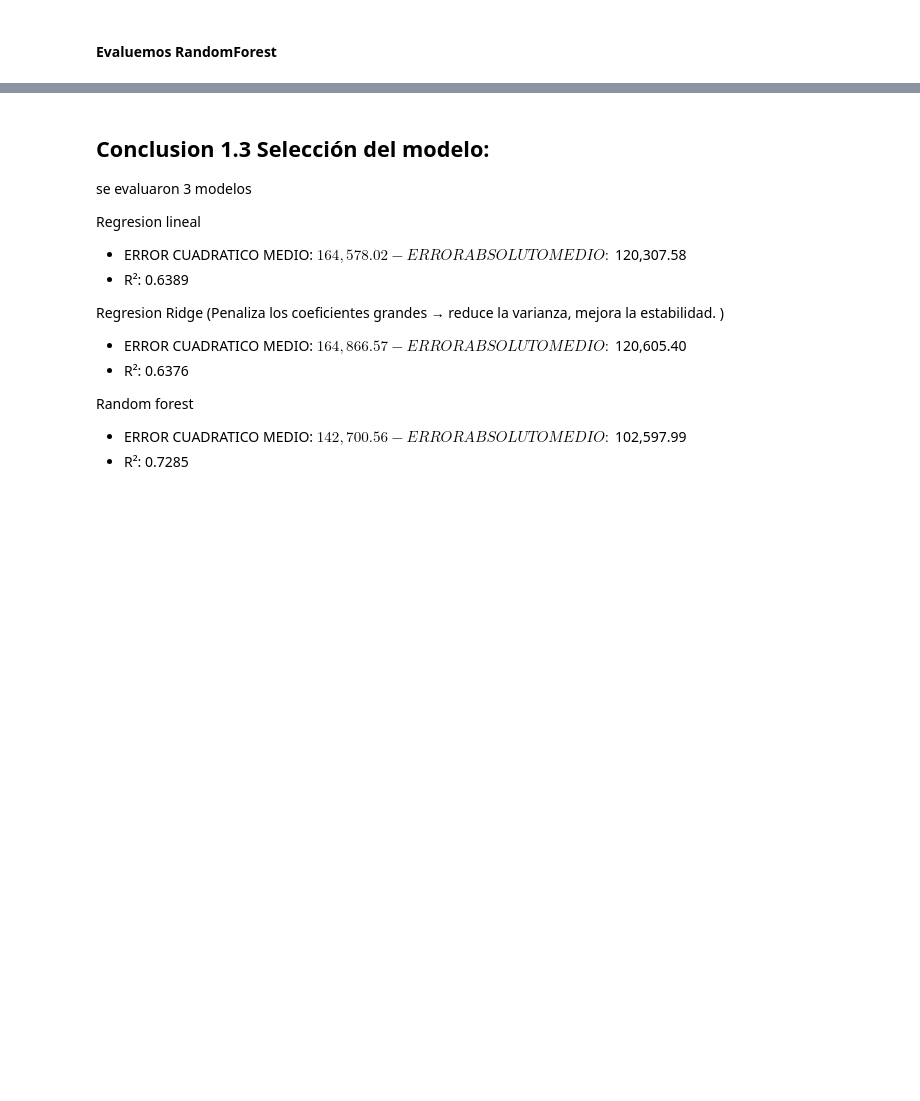
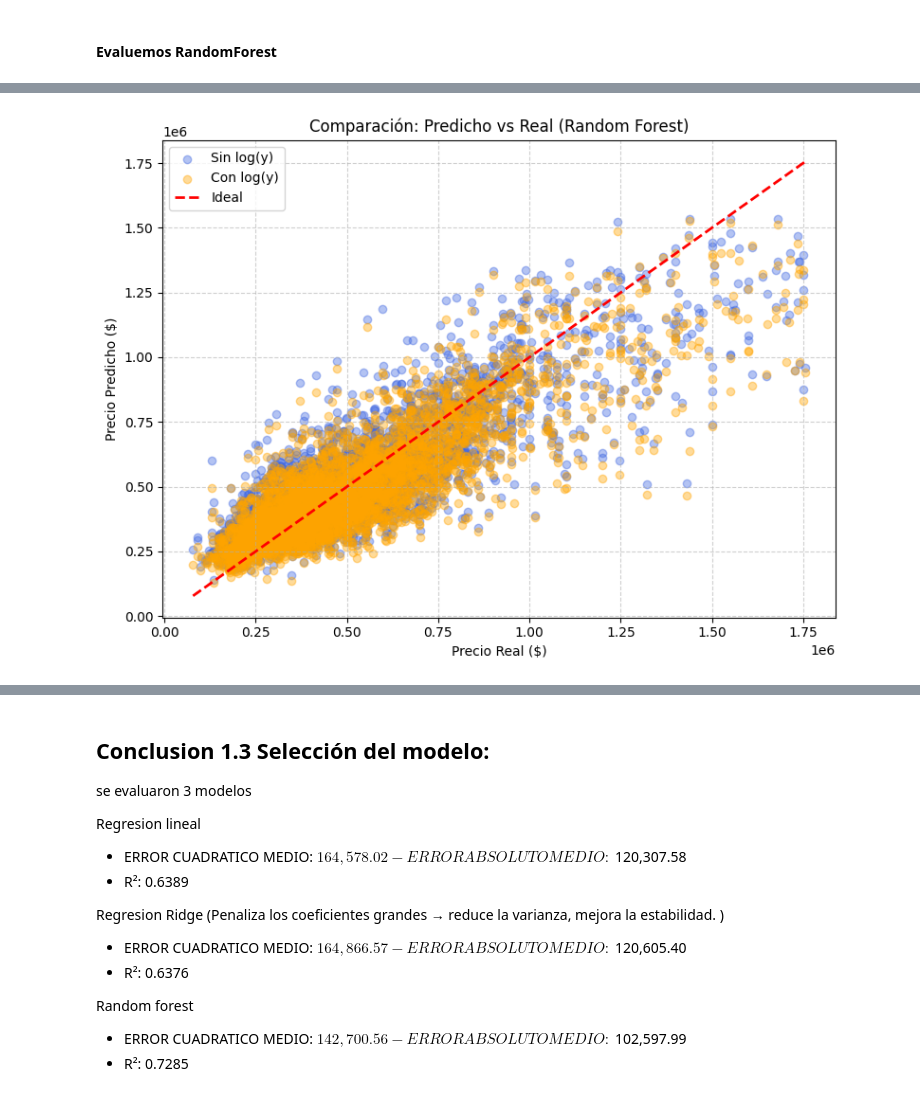
Before and after one commit to jodpinzonav/Prueba_Tecnica_Proteccion, a Jupyter notebook: primer_punto.ipynb, the cells around one changed output, grey strips where cells are left out. Cells and saved outputs as stored; diff of their text form; code cells hidden in the pictures; blank space fills up the shorter version.

Commit message:
final randomforest decidido

```diff
--- a/primer_punto.ipynb
+++ b/primer_punto.ipynb
@@ -457,0 +473,81 @@ Random Forest:
+# %%
+from sklearn.ensemble import RandomForestRegressor
+from sklearn.metrics import mean_squared_error, mean_absolute_error, r2_score
+from sklearn.model_selection import cross_val_score
+import numpy as np
+import pandas as pd
+import matplotlib.pyplot as plt
+
+# =====================================================
+# 🔹 1. Modelo SIN transformación logarítmica
+# =====================================================
+rf_plain = RandomForestRegressor(
+    n_estimators=200,
+    max_depth=20,
+    random_state=42,
+    n_jobs=-1
+)
+rf_plain.fit(X_train, y_train)
+y_pred_plain = rf_plain.predict(X_test)
+
+results_plain = {
+    'RMSE': np.sqrt(mean_squared_error(y_test, y_pred_plain)),
+    'MAE': mean_absolute_error(y_test, y_pred_plain),
+    'R²': r2_score(y_test, y_pred_plain)
+}
+
+# =====================================================
+# 🔹 2. Modelo CON transformación logarítmica
+# =====================================================
+y_train_log = np.log1p(y_train)
+y_test_log = np.log1p(y_test)
+
+rf_log = RandomForestRegressor(
+    n_estimators=200,
+    max_depth=20,
+    random_state=42,
+    n_jobs=-1
+)
+rf_log.fit(X_train, y_train_log)
+y_pred_log = rf_log.predict(X_test)
+y_pred_exp = np.expm1(y_pred_log)  # revertimos el logaritmo
+
+results_log = {
+    'RMSE': np.sqrt(mean_squared_error(y_test, y_pred_exp)),
+    'MAE': mean_absolute_error(y_test, y_pred_exp),
+    'R²': r2_score(y_test, y_pred_exp)
+}
+
+# =====================================================
+# 🔹 3. Comparación de resultados en tabla
+# =====================================================
+comparison = pd.DataFrame({
+    'Sin Log (y)': results_plain,
+    'Con Log (y)': results_log
+}).T
+
+print("\n📊 Comparación de resultados Random Forest:")
+display(comparison.style.format({
+    'RMSE': '${:,.2f}',
+    'MAE': '${:,.2f}',
+    'R²': '{:.4f}'
+}).highlight_max(subset=['R²'], color='lightgreen')
+  .highlight_min(subset=['RMSE','MAE'], color='lightgreen')
+)
+
+# =====================================================
+# 🔹 4. Visualización comparativa
+# =====================================================
+plt.figure(figsize=(8,6))
+plt.scatter(y_test, y_pred_plain, alpha=0.4, label='Sin log(y)', color='royalblue')
+plt.scatter(y_test, y_pred_exp, alpha=0.4, label='Con log(y)', color='orange')
+plt.plot([y_test.min(), y_test.max()], [y_test.min(), y_test.max()], 'r--', lw=2, label='Ideal')
+
+plt.title("Comparación: Predicho vs Real (Random Forest)")
+plt.xlabel("Precio Real ($)")
+plt.ylabel("Precio Predicho ($)")
+plt.legend()
+plt.grid(True, linestyle='--', alpha=0.6)
+plt.tight_layout()
+plt.show()
+# %% [output]
@@ -457,0 +558 @@ Random Forest:
+[figure, added]
```
Also changed, not shown: parts of 5 cells of this notebook.
